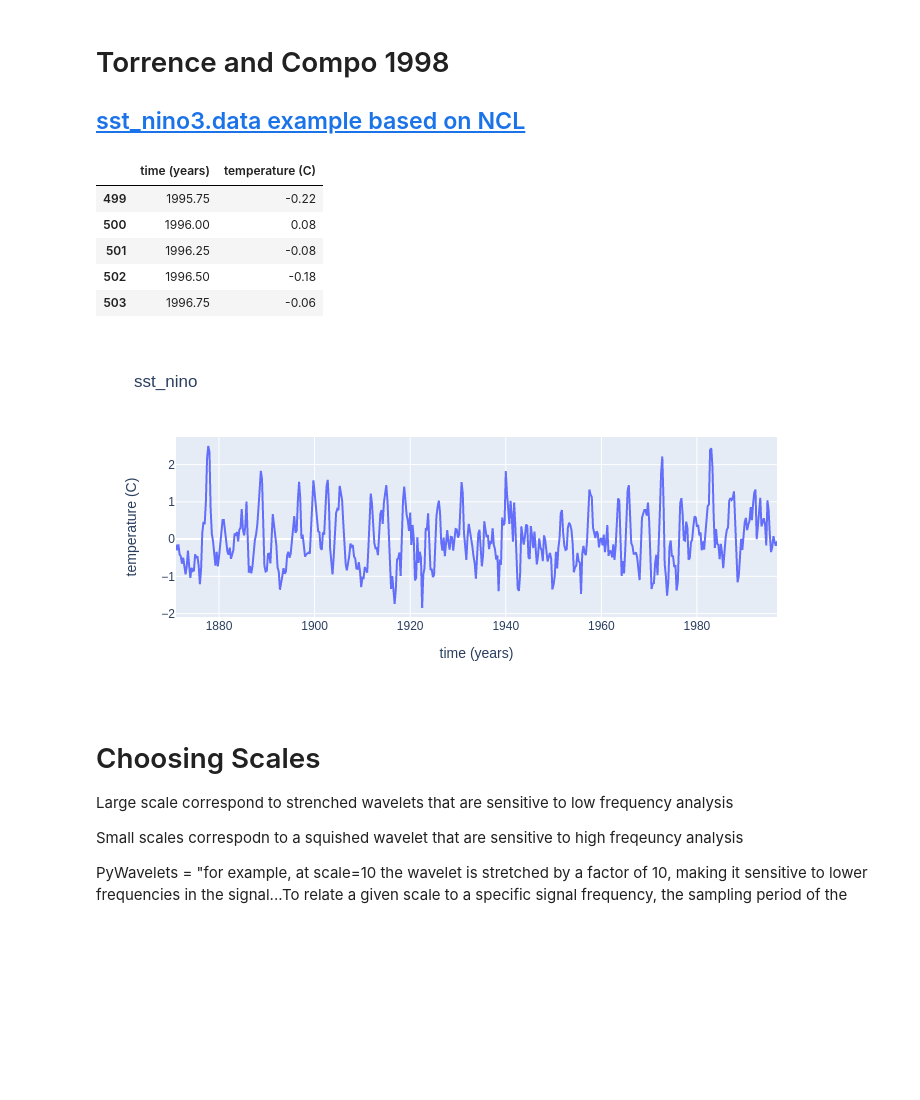
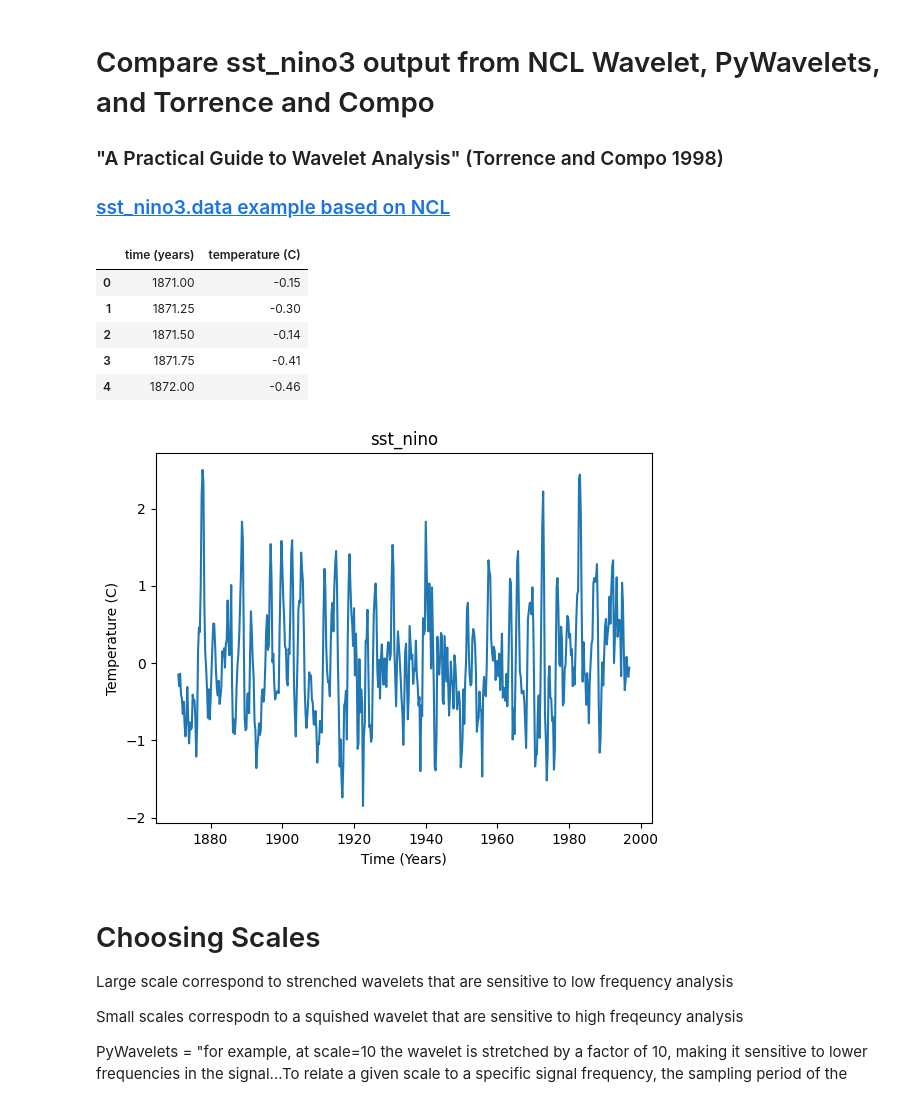
Before and after one commit to cyschneck/wavelet-tutorial, a Jupyter notebook: wavelet_nino.ipynb, the cells around one changed output. Cells and saved outputs as stored; diff of their text form; code cells hidden in the pictures; blank space fills up the shorter version.

Commit message:
remove plotly

```diff
--- a/wavelet_nino.ipynb
+++ b/wavelet_nino.ipynb
@@ -1,6 +1,7 @@
 # %% [markdown]
-# Torrence and Compo 1998
-## [sst_nino3.data example based on NCL](https://github.com/NCAR/geocat-scratch/blob/main/geocat-comp/wavelet/wavelet_WORKING.ncl)
+# Compare sst_nino3 output from NCL Wavelet, PyWavelets, and Torrence and Compo
+### "A Practical Guide to Wavelet Analysis" (Torrence and Compo 1998)
+### [sst_nino3.data example based on NCL](https://github.com/NCAR/geocat-scratch/blob/main/geocat-comp/wavelet/wavelet_WORKING.ncl)
 # %%
 import numpy as np
 import matplotlib.pyplot as plt
@@ -22,25 +23,24 @@ time_range = (np.arange(0, len(sst_data)) * dt) + time_0 # from 1871.00 to 1996.
 
 sst_df = pd.DataFrame({'time (years)': time_range, 'temperature (C)': sst_data})
 
-sst_df.tail()
+sst_df.head()
 # %% [output]
 |  | time (years) | temperature (C) |
-| 499 | 1995.75 | -0.22 |
-| 500 | 1996.00 | 0.08 |
-| 501 | 1996.25 | -0.08 |
-| 502 | 1996.50 | -0.18 |
-| 503 | 1996.75 | -0.06 |
+| 0 | 1871.00 | -0.15 |
+| 1 | 1871.25 | -0.30 |
+| 2 | 1871.50 | -0.14 |
+| 3 | 1871.75 | -0.41 |
+| 4 | 1872.00 | -0.46 |
 # %%
 # Plot data
-import plotly.express as px
-import plotly.io as pio
-pio.renderers.default = 'jupyterlab'
-
-fig = px.line(data_frame=sst_df, x="time (years)", y="temperature (C)",
-              title="sst_nino")
-fig.show()
+fig, ax = plt.subplots()
+fig = plt.plot(sst_df["time (years)"], sst_df["temperature (C)"])
+plt.title("sst_nino")
+plt.xlabel("Time (Years)")
+plt.ylabel("Temperature (C)")
+plt.show()
 # %% [output]
-[figure, old version]
+[figure, new version]
 # %% [markdown]
 # Choosing Scales
 Large scale correspond to strenched wavelets that are sensitive to low frequency analysis
```
Also changed, not shown: parts of 18 cells of this notebook, 5 other files.
